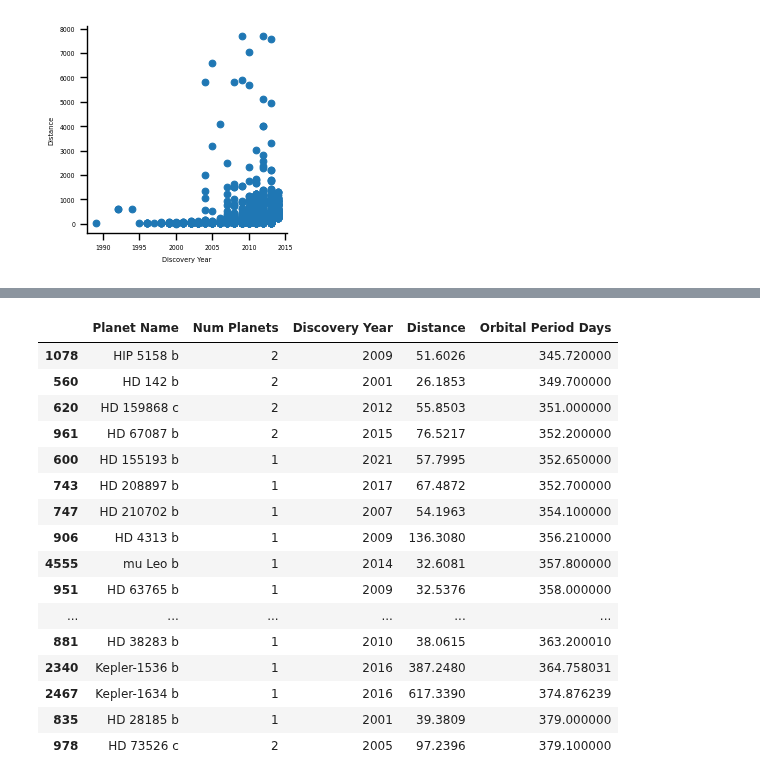
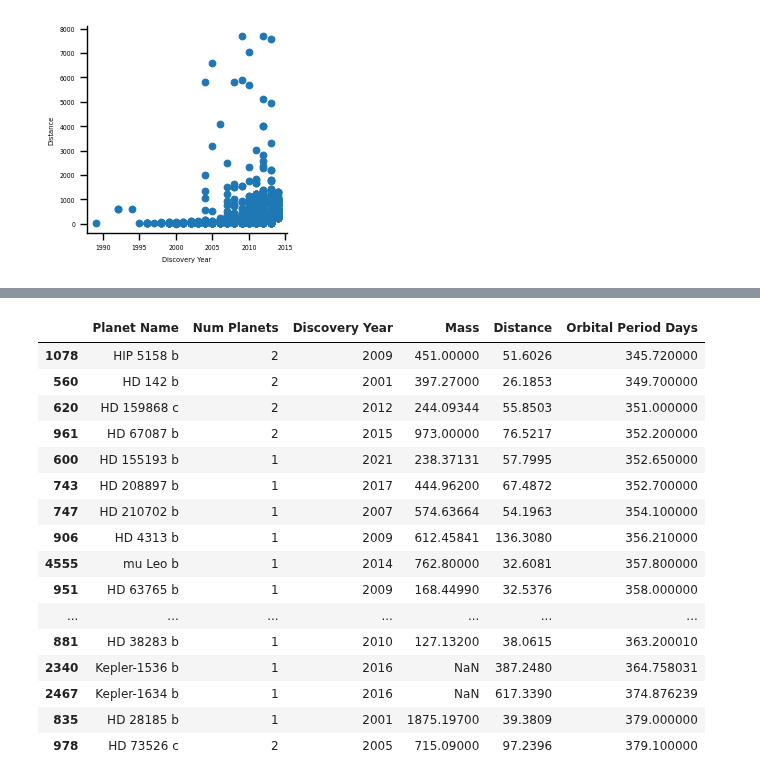
Before and after one commit to ubco-W2022T1-cosc301/project-group35, a Jupyter notebook: notebooks/analysis3.ipynb, the cells around one changed output, grey strips where cells are left out. Cells and saved outputs as stored; diff of their text form; code cells hidden in the pictures.

```diff
--- a/notebooks/analysis3.ipynb
+++ b/notebooks/analysis3.ipynb
@@ -84,32 +87,32 @@ Count_g.map(plt.scatter)
 # %%
 import pandas as pd
 import seaborn as sns
 import matplotlib.pyplot as plt
 df = pd.read_csv("../data/raw/DataOriginal.csv")
 
 
-DistanceTest = ['Planet Name','Num Planets','Discovery Year','Distance','Orbital Period Days']
+DistanceTest = ['Planet Name','Num Planets','Discovery Year', 'Mass','Distance','Orbital Period Days']
 DF = df[DistanceTest]
 
 Count=DF.sort_values(['Orbital Period Days'], ascending = True)
 Count=pd.DataFrame(Count)
 Count=Count[3910:3930]
 Count
 # %% [output]
-|  | Planet Name | Num Planets | Discovery Year | Distance | Orbital Period Days |
-| 1078 | HIP 5158 b | 2 | 2009 | 51.6026 | 345.720000 |
-| 560 | HD 142 b | 2 | 2001 | 26.1853 | 349.700000 |
-| 620 | HD 159868 c | 2 | 2012 | 55.8503 | 351.000000 |
-| 961 | HD 67087 b | 2 | 2015 | 76.5217 | 352.200000 |
-| 600 | HD 155193 b | 1 | 2021 | 57.7995 | 352.650000 |
-| 743 | HD 208897 b | 1 | 2017 | 67.4872 | 352.700000 |
-| 747 | HD 210702 b | 1 | 2007 | 54.1963 | 354.100000 |
-| 906 | HD 4313 b | 1 | 2009 | 136.3080 | 356.210000 |
-| 4555 | mu Leo b | 1 | 2014 | 32.6081 | 357.800000 |
-| 951 | HD 63765 b | 1 | 2009 | 32.5376 | 358.000000 |
-| ... | ... | ... | ... | ... | ... |
-| 881 | HD 38283 b | 1 | 2010 | 38.0615 | 363.200010 |
-| 2340 | Kepler-1536 b | 1 | 2016 | 387.2480 | 364.758031 |
-| 2467 | Kepler-1634 b | 1 | 2016 | 617.3390 | 374.876239 |
-| 835 | HD 28185 b | 1 | 2001 | 39.3809 | 379.000000 |
-| 978 | HD 73526 c | 2 | 2005 | 97.2396 | 379.100000 |
+|  | Planet Name | Num Planets | Discovery Year | Mass | Distance | Orbital Period Days |
+| 1078 | HIP 5158 b | 2 | 2009 | 451.00000 | 51.6026 | 345.720000 |
+| 560 | HD 142 b | 2 | 2001 | 397.27000 | 26.1853 | 349.700000 |
+| 620 | HD 159868 c | 2 | 2012 | 244.09344 | 55.8503 | 351.000000 |
+| 961 | HD 67087 b | 2 | 2015 | 973.00000 | 76.5217 | 352.200000 |
+| 600 | HD 155193 b | 1 | 2021 | 238.37131 | 57.7995 | 352.650000 |
+| 743 | HD 208897 b | 1 | 2017 | 444.96200 | 67.4872 | 352.700000 |
+| 747 | HD 210702 b | 1 | 2007 | 574.63664 | 54.1963 | 354.100000 |
+| 906 | HD 4313 b | 1 | 2009 | 612.45841 | 136.3080 | 356.210000 |
+| 4555 | mu Leo b | 1 | 2014 | 762.80000 | 32.6081 | 357.800000 |
+| 951 | HD 63765 b | 1 | 2009 | 168.44990 | 32.5376 | 358.000000 |
+| ... | ... | ... | ... | ... | ... | ... |
+| 881 | HD 38283 b | 1 | 2010 | 127.13200 | 38.0615 | 363.200010 |
+| 2340 | Kepler-1536 b | 1 | 2016 | NaN | 387.2480 | 364.758031 |
+| 2467 | Kepler-1634 b | 1 | 2016 | NaN | 617.3390 | 374.876239 |
+| 835 | HD 28185 b | 1 | 2001 | 1875.19700 | 39.3809 | 379.000000 |
+| 978 | HD 73526 c | 2 | 2005 | 715.09000 | 97.2396 | 379.100000 |
```
Also changed, not shown: parts of 3 cells of this notebook, 2 other files.
